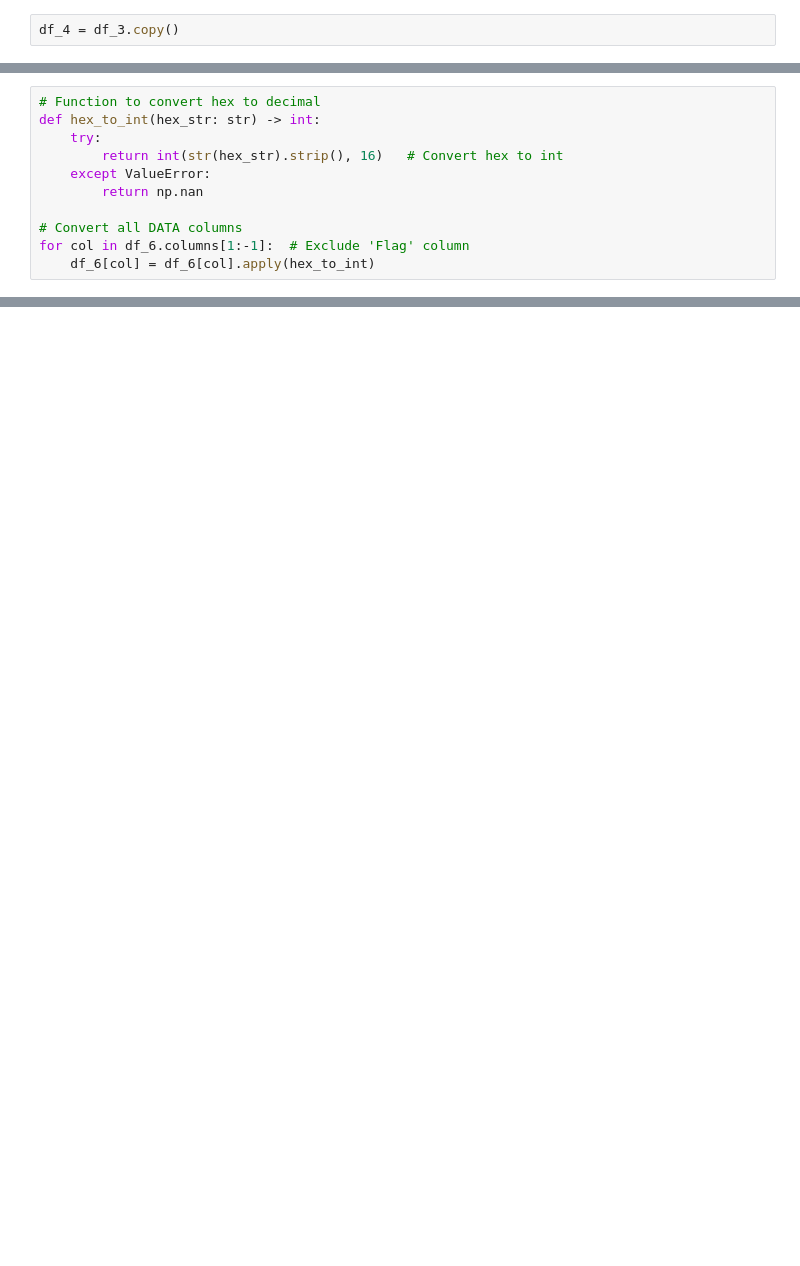
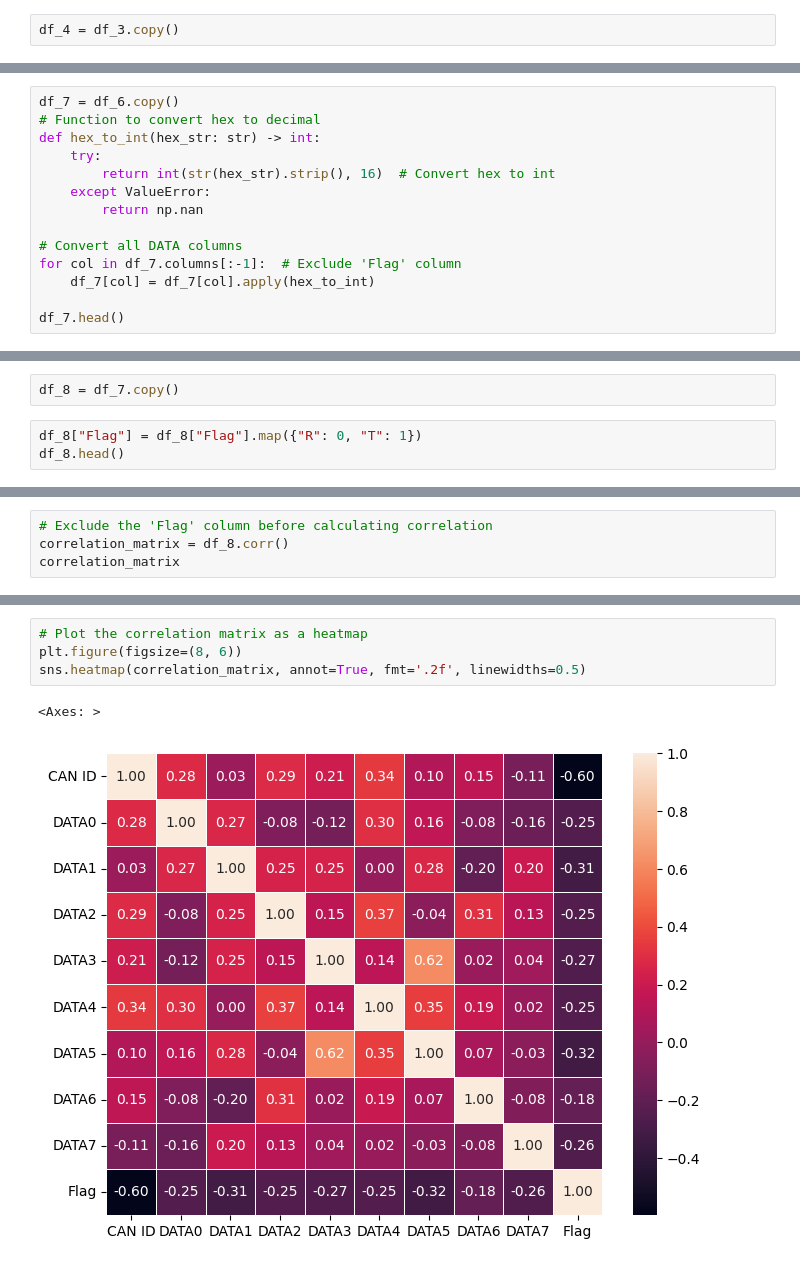
Before and after one commit to pranav-k-jha/kaggle-notebooks, a Jupyter notebook: cav-ml-prediction-model.ipynb, the cells around one changed output, grey strips where cells are left out. Cells and saved outputs as stored; diff of their text form; blank space fills up the shorter version.

```diff
--- a/cav-ml-prediction-model.ipynb
+++ b/cav-ml-prediction-model.ipynb
@@ -206,11 +221,14 @@ df_6.head()
 # %%
+df_7 = df_6.copy()
 # Function to convert hex to decimal
 def hex_to_int(hex_str: str) -> int:
     try:
-        return int(str(hex_str).strip(), 16)   # Convert hex to int
+        return int(str(hex_str).strip(), 16)  # Convert hex to int
     except ValueError:
         return np.nan
 
 # Convert all DATA columns
-for col in df_6.columns[1:-1]:  # Exclude 'Flag' column
-    df_6[col] = df_6[col].apply(hex_to_int)
+for col in df_7.columns[:-1]:  # Exclude 'Flag' column
+    df_7[col] = df_7[col].apply(hex_to_int)
+
+df_7.head()
@@ -225,0 +242,5 @@ df_6.head()
+# %%
+df_8 = df_7.copy()
+# %%
+df_8["Flag"] = df_8["Flag"].map({"R": 0, "T": 1})
+df_8.head()
@@ -225,0 +310,4 @@ df_6.head()
+# %%
+# Exclude the 'Flag' column before calculating correlation
+correlation_matrix = df_8.corr()
+correlation_matrix
@@ -225,0 +326,7 @@ df_6.head()
+# %%
+# Plot the correlation matrix as a heatmap
+plt.figure(figsize=(8, 6))
+sns.heatmap(correlation_matrix, annot=True, fmt='.2f', linewidths=0.5)
+# %% [output]
+<Axes: >
+[figure, added]
```
Also changed, not shown: parts of 43 cells of this notebook.
